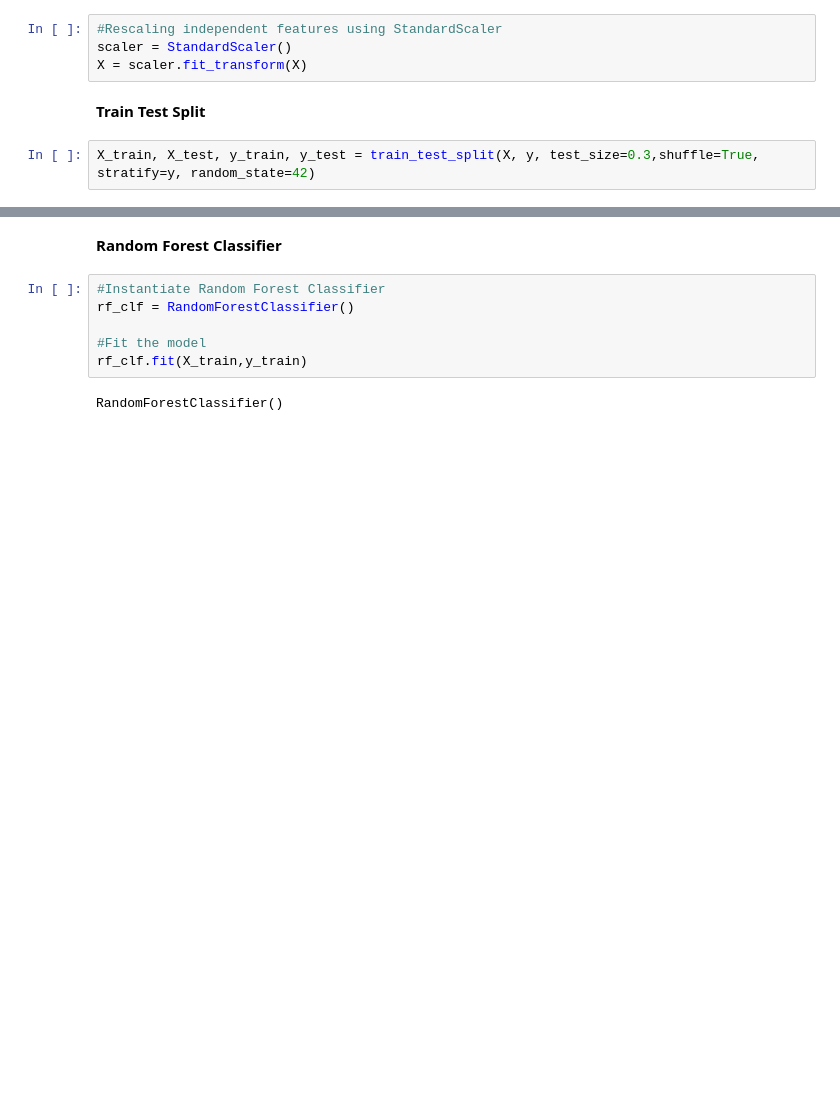
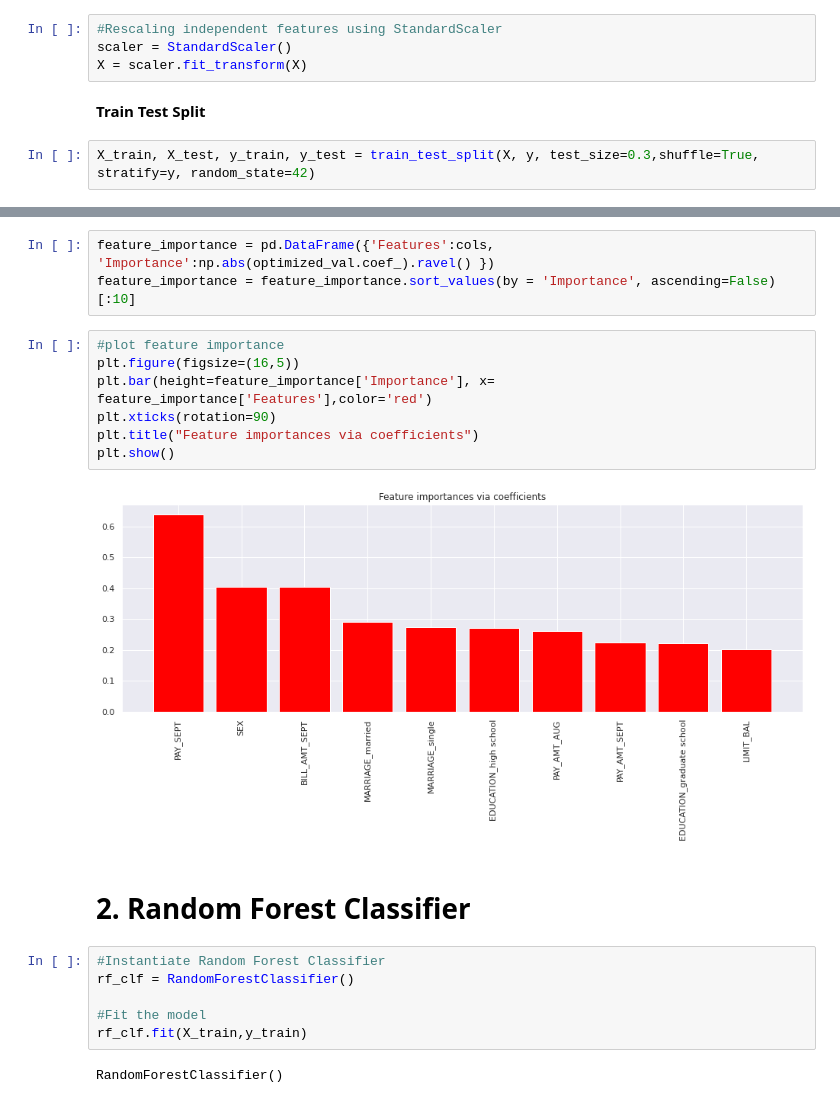
Before and after one commit to ankita-hanamshet/Credit-Card-Default-Prediction, a Jupyter notebook: Credit_Card_Default_Prediction.ipynb, the cells around one changed output, grey strips where cells are left out. Cells and saved outputs as stored; diff of their text form; blank space fills up the shorter version.

```diff
--- a/Credit_Card_Default_Prediction.ipynb
+++ b/Credit_Card_Default_Prediction.ipynb
@@ -881,5 +1113,17 @@ X_train, X_test, y_train, y_test = train_test_split(X, y, test_size=0.3,shuffle=
+# %%
+feature_importance = pd.DataFrame({'Features':cols, 'Importance':np.abs(optimized_val.coef_).ravel() })
+feature_importance = feature_importance.sort_values(by = 'Importance', ascending=False)[:10]
+# %%
+#plot feature importance
+plt.figure(figsize=(16,5))
+plt.bar(height=feature_importance['Importance'], x= feature_importance['Features'],color='red')
+plt.xticks(rotation=90)
+plt.title("Feature importances via coefficients")
+plt.show()
+# %% [output]
+[figure, added]
 # %% [markdown]
-**Random Forest Classifier**
+# **2. Random Forest Classifier**
 # %%
 #Instantiate Random Forest Classifier
 rf_clf = RandomForestClassifier()
```
Also changed, not shown: parts of 55 cells of this notebook.
